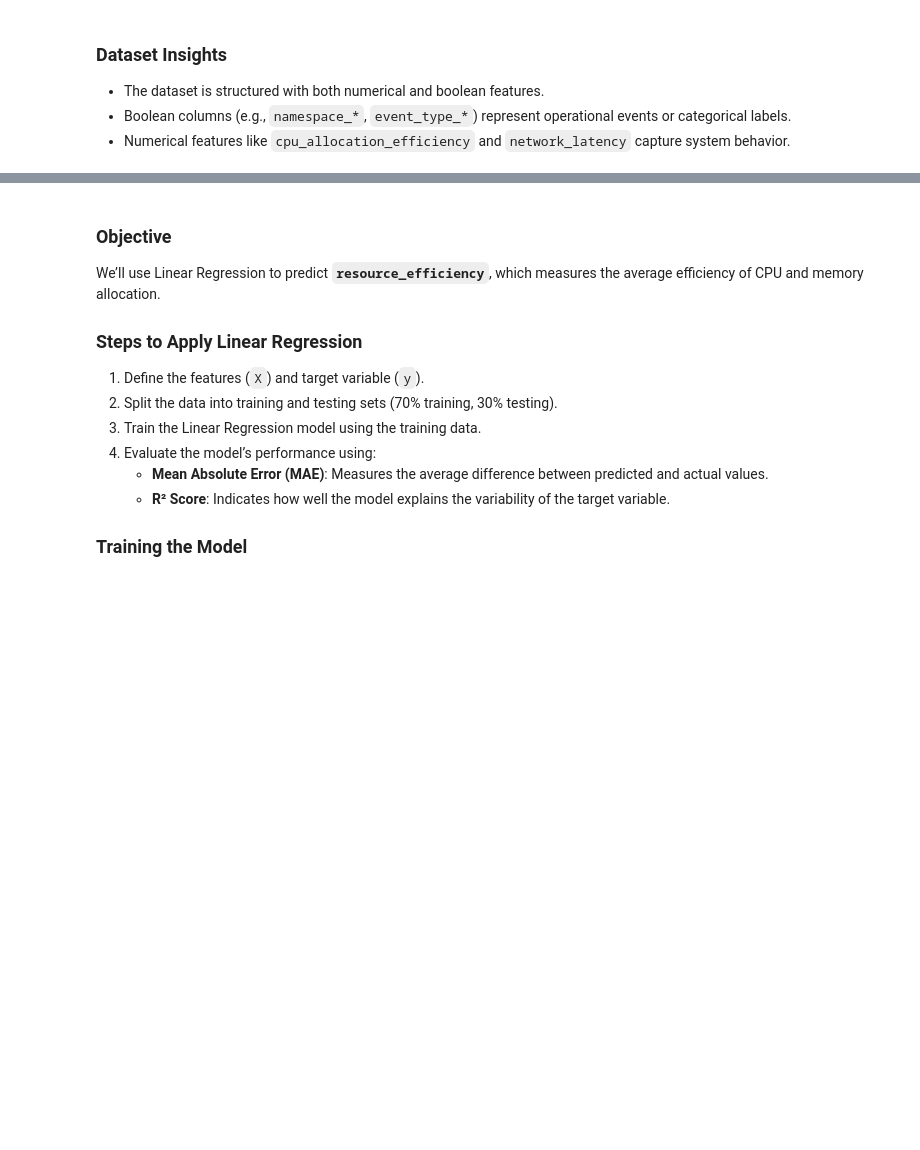
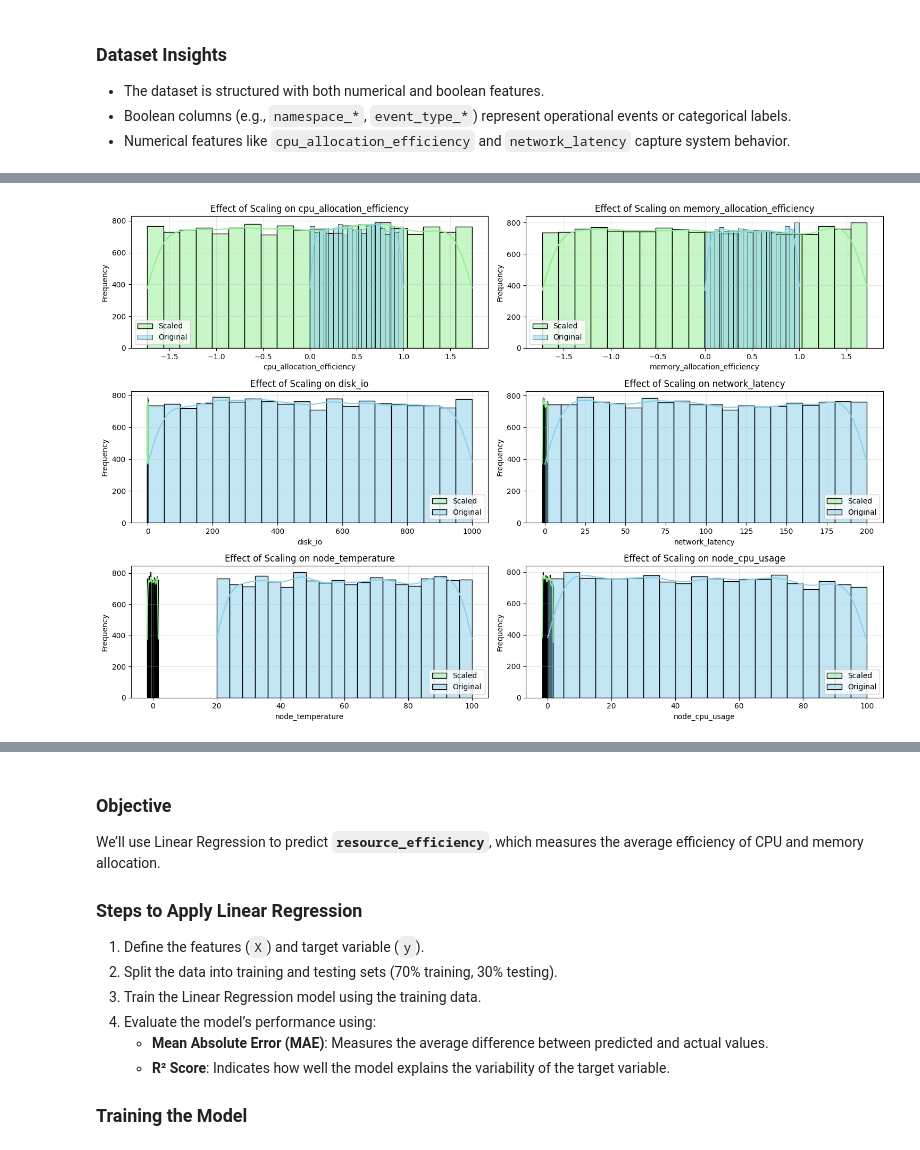
Before and after one commit to gsampaio-rh/aiops_101, a Jupyter notebook: 3-Supervised-Learning.ipynb, the cells around one changed output, grey strips where cells are left out. Saved outputs shown, nothing was run; the diff lists cells and outputs as text; code cells hidden in the pictures; blank space fills up the shorter version.

```diff
--- a/3-Supervised-Learning.ipynb
+++ b/3-Supervised-Learning.ipynb
@@ -170 +204,22 @@ df.head()
+# %%
+# Visualize the effect of scaling
+plt.figure(figsize=(15, 10))
+for i, feature in enumerate(numerical_features[:6], start=1):  # Limit to 6 features
+    plt.subplot(3, 2, i)
+    sns.histplot(
+        df_scaled[feature], kde=True, bins=20, color="lightgreen", label="Scaled"
+    )
+    sns.histplot(
+        df[feature], kde=True, bins=20, color="skyblue", alpha=0.5, label="Original"
+    )
+    plt.title(f"Effect of Scaling on {feature}")
+    plt.xlabel(feature)
+    plt.ylabel("Frequency")
+    plt.legend()
+    plt.grid(alpha=0.3)
+
+plt.tight_layout()
+plt.show()
+# %% [output]
+[figure, added]
 # %% [markdown]
```
Also changed, not shown: parts of 33 cells of this notebook.
